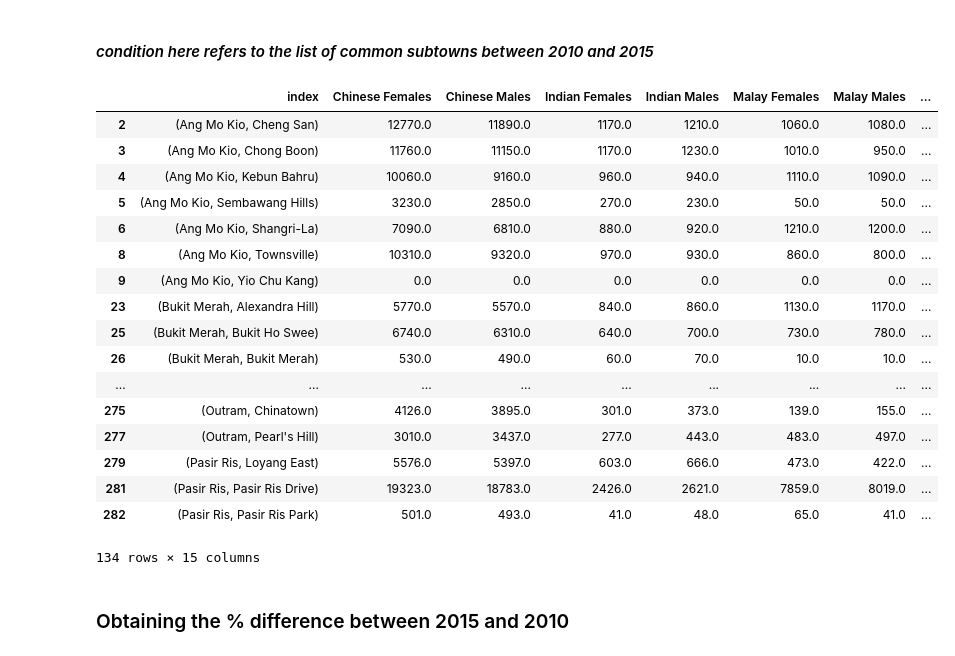
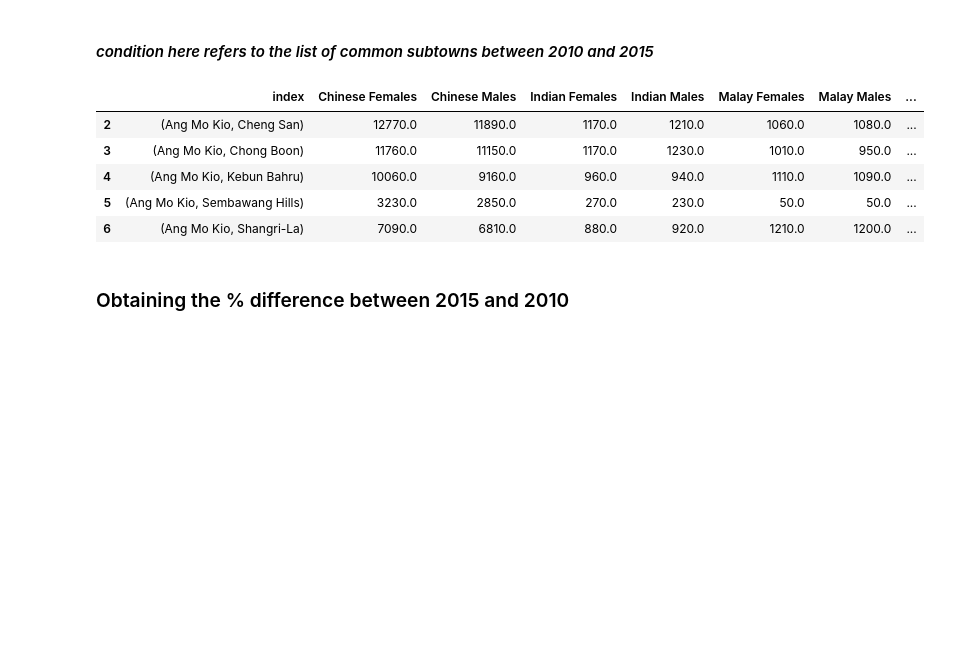
Before and after one commit to ongjx/BIA---Gerrymandering-Project, a Jupyter notebook: Household.ipynb, the cells around one changed output. Cells and saved outputs as stored; diff of their text form; code cells hidden in the pictures; blank space fills up the shorter version.

```diff
--- a/Household.ipynb
+++ b/Household.ipynb
@@ -293,28 +272,16 @@ x = x.reset_index()
 # %%
 constant_sub_towns = pd.DataFrame(x['index'].value_counts() == 2).reset_index()
 constant_sub_towns = constant_sub_towns[constant_sub_towns['index'] == True]
 condition = constant_sub_towns['level_0'].values.tolist()
 
-x[x['index'].isin(condition)]
+x[x['index'].isin(condition)].head()
 # %% [output]
 |  | index | Chinese Females | Chinese Males | Indian Females | Indian Males | Malay Females | Malay Males | ... |
 | 2 | (Ang Mo Kio, Cheng San) | 12770.0 | 11890.0 | 1170.0 | 1210.0 | 1060.0 | 1080.0 | ... |
 | 3 | (Ang Mo Kio, Chong Boon) | 11760.0 | 11150.0 | 1170.0 | 1230.0 | 1010.0 | 950.0 | ... |
 | 4 | (Ang Mo Kio, Kebun Bahru) | 10060.0 | 9160.0 | 960.0 | 940.0 | 1110.0 | 1090.0 | ... |
 | 5 | (Ang Mo Kio, Sembawang Hills) | 3230.0 | 2850.0 | 270.0 | 230.0 | 50.0 | 50.0 | ... |
 | 6 | (Ang Mo Kio, Shangri-La) | 7090.0 | 6810.0 | 880.0 | 920.0 | 1210.0 | 1200.0 | ... |
-| 8 | (Ang Mo Kio, Townsville) | 10310.0 | 9320.0 | 970.0 | 930.0 | 860.0 | 800.0 | ... |
-| 9 | (Ang Mo Kio, Yio Chu Kang) | 0.0 | 0.0 | 0.0 | 0.0 | 0.0 | 0.0 | ... |
-| 23 | (Bukit Merah, Alexandra Hill) | 5770.0 | 5570.0 | 840.0 | 860.0 | 1130.0 | 1170.0 | ... |
-| 25 | (Bukit Merah, Bukit Ho Swee) | 6740.0 | 6310.0 | 640.0 | 700.0 | 730.0 | 780.0 | ... |
-| 26 | (Bukit Merah, Bukit Merah) | 530.0 | 490.0 | 60.0 | 70.0 | 10.0 | 10.0 | ... |
-| ... | ... | ... | ... | ... | ... | ... | ... | ... |
-| 275 | (Outram, Chinatown) | 4126.0 | 3895.0 | 301.0 | 373.0 | 139.0 | 155.0 | ... |
-| 277 | (Outram, Pearl's Hill) | 3010.0 | 3437.0 | 277.0 | 443.0 | 483.0 | 497.0 | ... |
-| 279 | (Pasir Ris, Loyang East) | 5576.0 | 5397.0 | 603.0 | 666.0 | 473.0 | 422.0 | ... |
-| 281 | (Pasir Ris, Pasir Ris Drive) | 19323.0 | 18783.0 | 2426.0 | 2621.0 | 7859.0 | 8019.0 | ... |
-| 282 | (Pasir Ris, Pasir Ris Park) | 501.0 | 493.0 | 41.0 | 48.0 | 65.0 | 41.0 | ... |
-134 rows × 15 columns
 # %%
 data_2010 = data_2010.reset_index()
 data_2015 = data_2015.reset_index()
```
Also changed, not shown: parts of 7 cells of this notebook.
